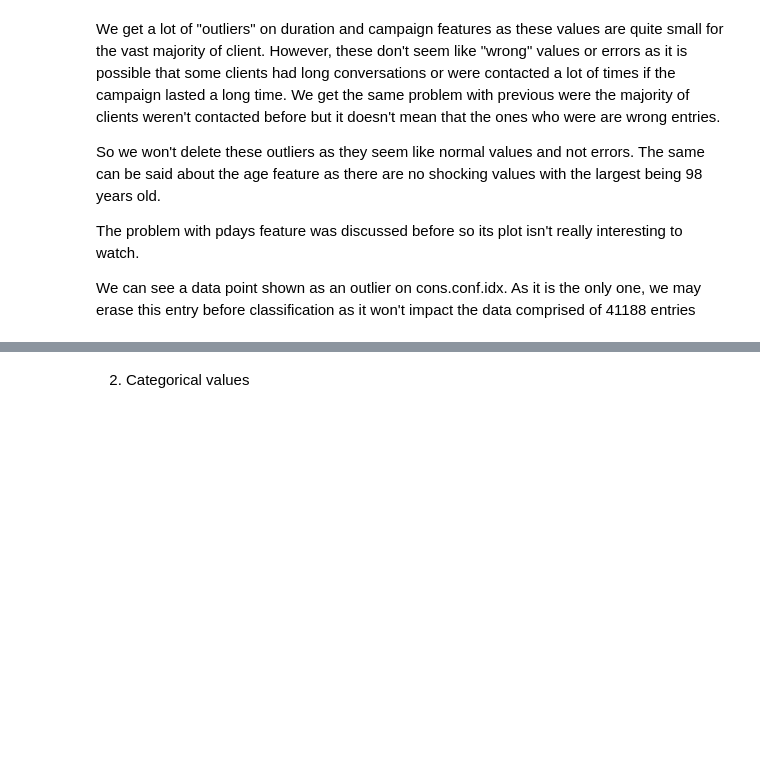
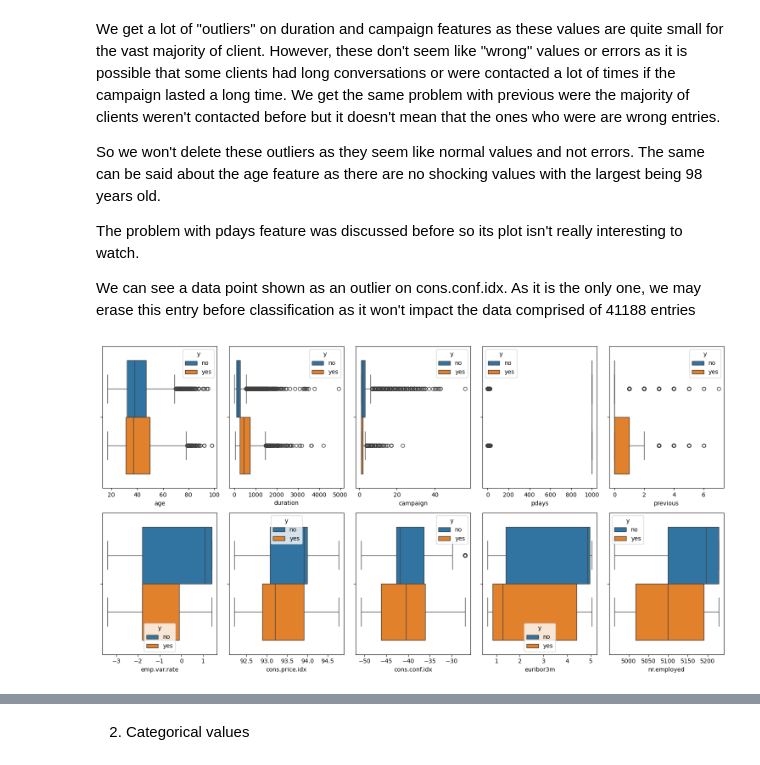
Before and after one commit to Matteo-LG/data_mining_project, a Jupyter notebook: 1_eda.ipynb, the cells around one changed output, grey strips where cells are left out. Cells and saved outputs as stored; diff of their text form; code cells hidden in the pictures; blank space fills up the shorter version.

Commit message:
Final version of EDA, processed data

```diff
--- a/1_eda.ipynb
+++ b/1_eda.ipynb
@@ -130,3 +130,10 @@ So we won't delete these outliers as they seem like normal values and not errors
 The problem with pdays feature was discussed before so its plot isn't really interesting to watch.
 
 We can see a data point shown as an outlier on cons.conf.idx. As it is the only one, we may erase this entry before classification as it won't impact the data comprised of 41188 entries
+# %%
+fig, axes = plt.subplots(2, 5)
+for i, (x, y) in enumerate(list(itertools.product([0,1], [0,1,2,3,4]))):
+    sns.boxplot(x=data[numerical_feat.columns[i]], ax=axes[x, y], hue=data['y'])
+plt.tight_layout()
+# %% [output]
+[figure, added]
```
Also changed, not shown: parts of 8 cells of this notebook, 2 other files.
